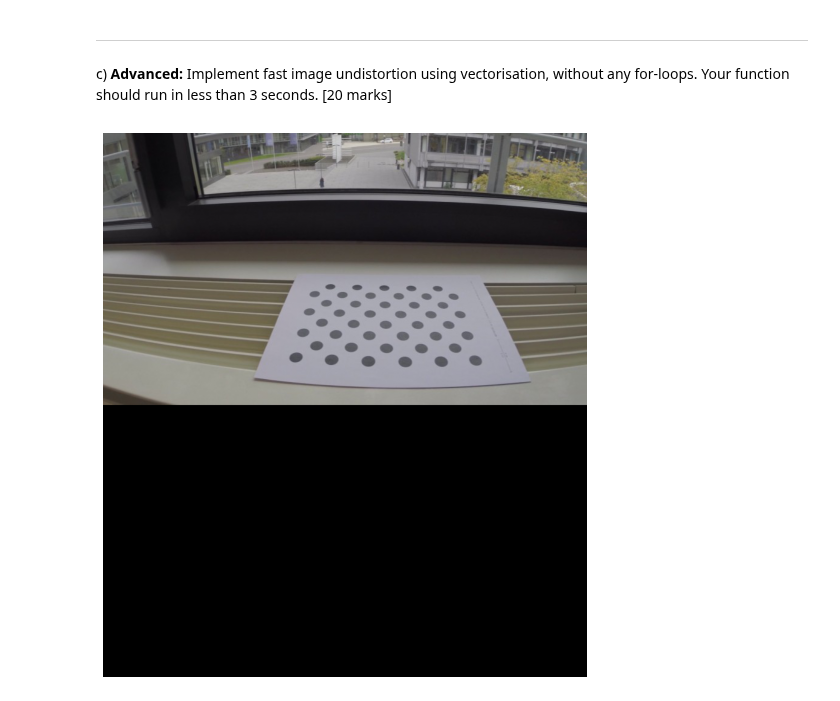
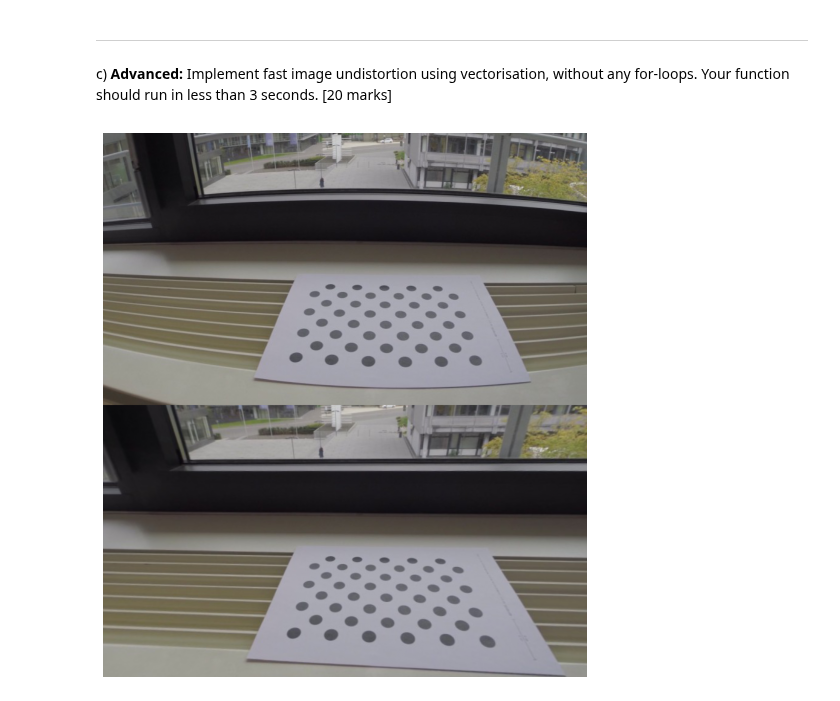
Before and after one commit to alex-silcock/CM20219-visual-computing, a Jupyter notebook: Image Warping Lab.ipynb, the cells around one changed output. Cells and saved outputs as stored; diff of their text form; code cells hidden in the pictures.

Commit message:
Vectorised undistort points complete

```diff
--- a/Image Warping Lab.ipynb
+++ b/Image Warping Lab.ipynb
@@ -282,18 +282,61 @@ Clipping input data to the valid range for imshow with RGB data ([0..1] for floa
 # %% [markdown]
 ----
 c) **Advanced:** Implement fast image undistortion using vectorisation, without any for-loops. Your function should run in less than 3 seconds. [20 marks]
+# %%
+def vectorised_undistort_point(u, v, camera_matrix, dist_coeffs):
+    """Undistorts a pixel's coordinates (u, v) using the given camera matrix and
+    distortion coefficients. Returns a tuple (u', v')."""
+    f_x, f_y = camera_matrix[0][0], camera_matrix[1][1]
+    p_x, p_y = camera_matrix[0][2], camera_matrix[1][2]
+
+    x = (u - p_x) / f_x
+    y = (v - p_y) / f_y
+
+    r_sq = x**2 + y**2
+    r_sq_matrix = np.array([r_sq, r_sq**2, r_sq**3])
+
+    x_prime = x * (1 + dist_coeffs[0]*r_sq_matrix[0] + dist_coeffs[1]*r_sq_matrix[1] + dist_coeffs[2]*r_sq_matrix[2])
+    y_prime = y * (1 + dist_coeffs[0]*r_sq_matrix[0] + dist_coeffs[1]*r_sq_matrix[1] + dist_coeffs[2]*r_sq_matrix[2])
+
+    u_prime = np.dot(x_prime, f_x) + p_x
+    v_prime = np.dot(y_prime, f_y) + p_y
+
+    return (u_prime, v_prime)
 # %%
 def undistort_image_vectorised(image, camera_matrix, dist_coeffs):
     """Undistorts an image using the given camera matrix and distortion coefficients.
     Use vectorised operations to avoid slow for loops."""
 
-    return np.zeros_like(image)
+    target = np.zeros_like(image)
+
+    x_shape, y_shape = image.shape[0], image.shape[1]
+
+    vec_shape_x = np.zeros((x_shape, y_shape)) + np.arange(y_shape)
+    vec_shape_y = (np.zeros((y_shape, x_shape)) + np.arange(x_shape)).T
+
+    u, v = vectorised_undistort_point(vec_shape_x, vec_shape_y, camera_matrix, dist_coeffs)
+
+    alpha = u - np.floor(u)
+    beta = v - np.floor(v)
+
+    # Expand dimension from 1x2 to 1x3
+    alpha = np.expand_dims(alpha, axis=2)
+    beta = np.expand_dims(beta, axis=2)
+
+    f1 = image[np.floor(v).astype('int'), np.floor(u).astype('int')]
+    f2 = image[np.floor(v).astype('int'), np.ceil(u).astype('int')]
+    f3 = image[np.ceil(v).astype('int'), np.floor(u).astype('int')]
+    f4 = image[np.ceil(v).astype('int'), np.ceil(u).astype('int')]
+
+    target = ((1-alpha)*(1-beta)*f1 + alpha*(1-beta)*f2 + (1-alpha)*beta*f3 + alpha*beta*f4)
+
+    return target
 
 
 # Visualise input (top) and undistorted output (bottom).
 target = undistort_image_vectorised(source, camera_matrix, dist_coeffs)
 plt.rcParams['figure.figsize'] = [10, 10]
 plt.imshow(np.vstack([source, target]))
 plt.axis("off");
 # %% [output]
-[figure, old version]
+[figure, new version]
```
Also changed, not shown: parts of 3 cells of this notebook, 2 other files.
